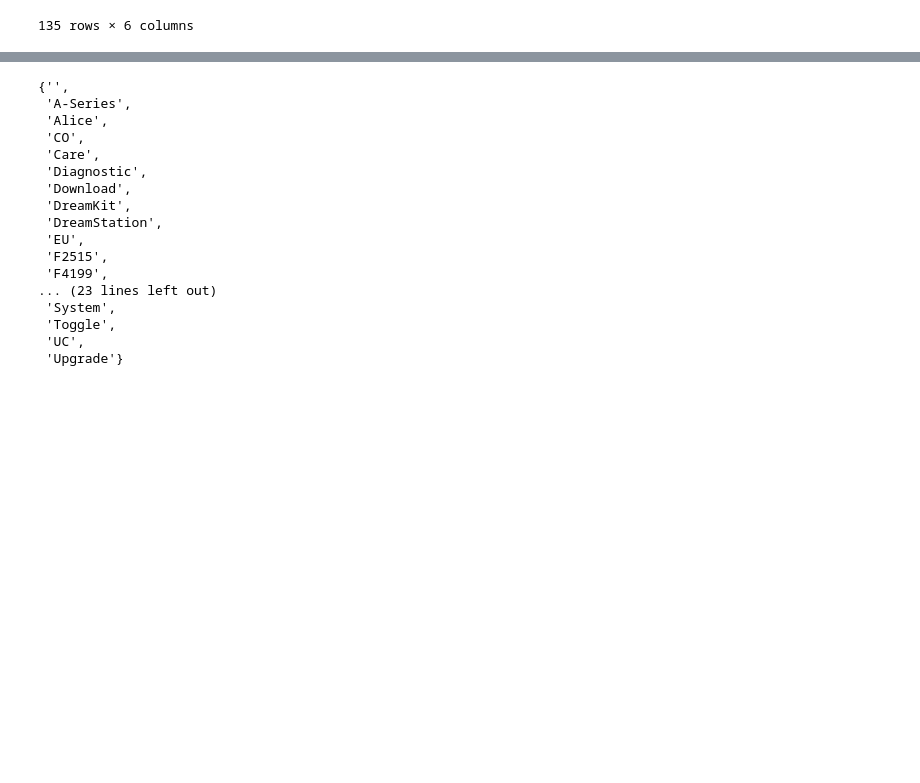
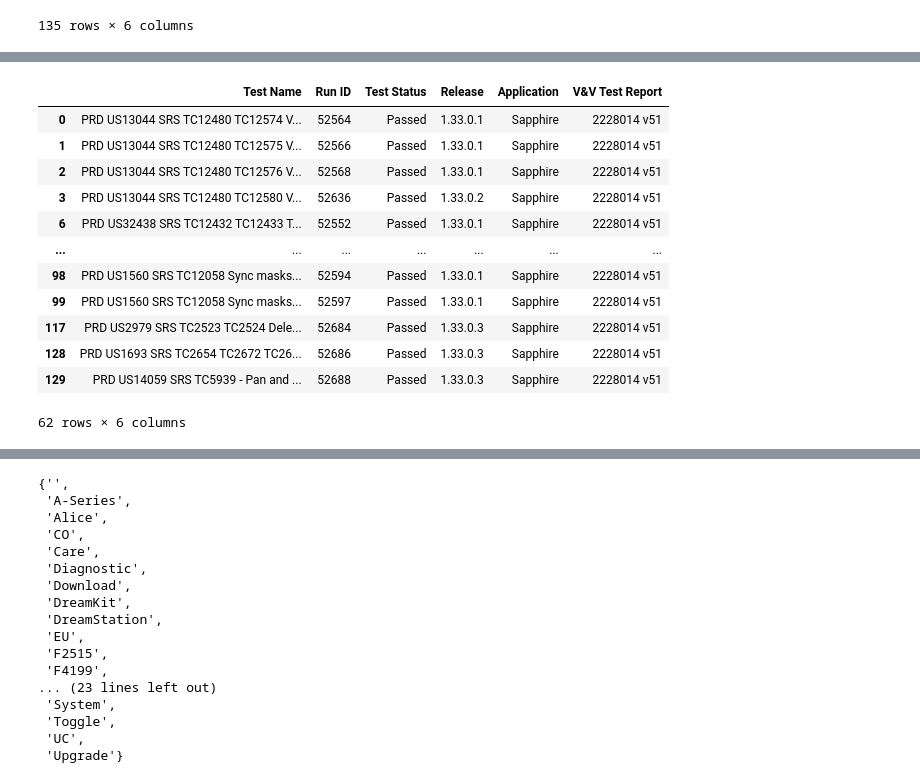
Before and after one commit to jacoblee628/systemsproject, a Jupyter notebook: src/more_experiments.ipynb, the cells around one changed output, grey strips where cells are left out. Saved outputs shown, nothing was run; the diff lists cells and outputs as text; code cells hidden in the pictures; blank space fills up the shorter version.

```diff
--- a/src/more_experiments.ipynb
+++ b/src/more_experiments.ipynb
@@ -37,0 +89,17 @@ manual.loc[manual["Test Name"].isin([""])]
+# %%
+as_run_df = as_run_df.loc[as_run_df["Test Name"].str[0:3].isin(["PRD", "SRS"])]
+as_run_df
+# %% [output]
+|  | Test Name | Run ID | Test Status | Release | Application | V&V Test Report |
+| 0 | PRD US13044 SRS TC12480 TC12574 V... | 52564 | Passed | 1.33.0.1 | Sapphire | 2228014 v51 |
+| 1 | PRD US13044 SRS TC12480 TC12575 V... | 52566 | Passed | 1.33.0.1 | Sapphire | 2228014 v51 |
+| 2 | PRD US13044 SRS TC12480 TC12576 V... | 52568 | Passed | 1.33.0.1 | Sapphire | 2228014 v51 |
+| 3 | PRD US13044 SRS TC12480 TC12580 V... | 52636 | Passed | 1.33.0.2 | Sapphire | 2228014 v51 |
+| 6 | PRD US32438 SRS TC12432 TC12433 T... | 52552 | Passed | 1.33.0.1 | Sapphire | 2228014 v51 |
+| ... | ... | ... | ... | ... | ... | ... |
+| 98 | PRD US1560 SRS TC12058 Sync masks... | 52594 | Passed | 1.33.0.1 | Sapphire | 2228014 v51 |
+| 99 | PRD US1560 SRS TC12058 Sync masks... | 52597 | Passed | 1.33.0.1 | Sapphire | 2228014 v51 |
+| 117 | PRD US2979 SRS TC2523 TC2524 Dele... | 52684 | Passed | 1.33.0.3 | Sapphire | 2228014 v51 |
+| 128 | PRD US1693 SRS TC2654 TC2672 TC26... | 52686 | Passed | 1.33.0.3 | Sapphire | 2228014 v51 |
+| 129 | PRD US14059 SRS TC5939 - Pan and ... | 52688 | Passed | 1.33.0.3 | Sapphire | 2228014 v51 |
+62 rows × 6 columns
```
Also changed, not shown: parts of 11 cells of this notebook, 3 other files.
